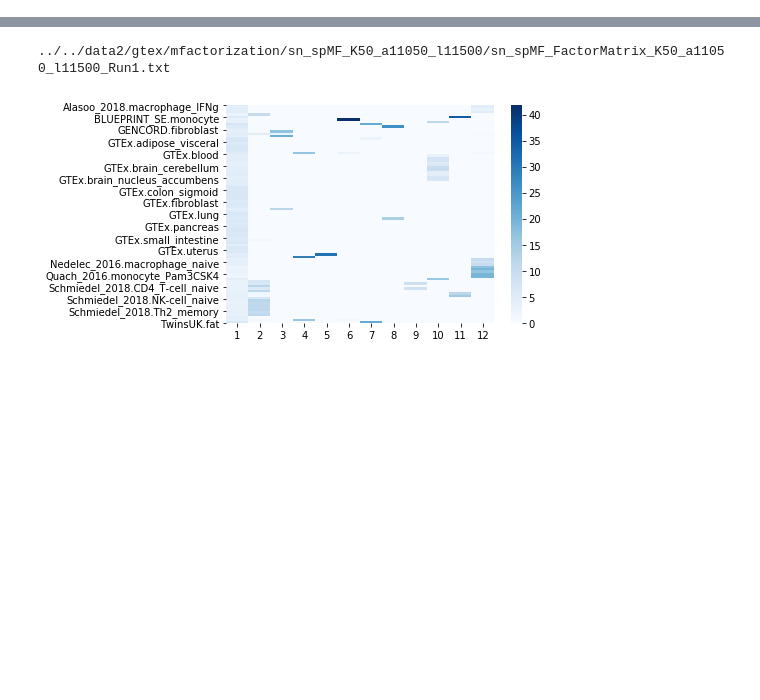
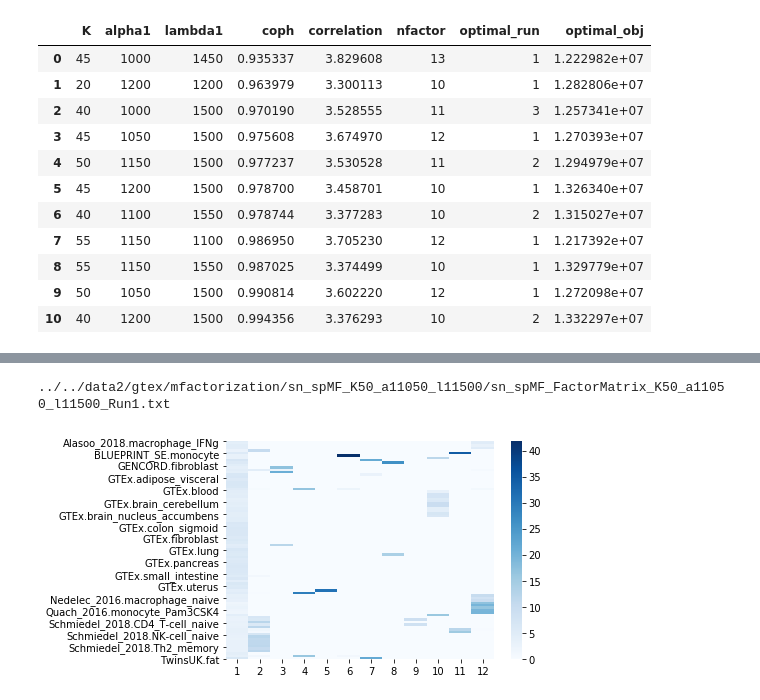
Before and after one commit to peikovakate/ts_eQTLs, a Jupyter notebook: sn_spMF/choose_paras_sn_spMF.ipynb, the cells around one changed output, grey strips where cells are left out. Drawn from its saved outputs; the diff is of its cells as text; code cells hidden in the pictures; blank space fills up the shorter version.

```diff
--- a/sn_spMF/choose_paras_sn_spMF.ipynb
+++ b/sn_spMF/choose_paras_sn_spMF.ipynb
@@ -39,3 +39,18 @@ plt.close()
+# %%
+result
+# %% [output]
+|  | K | alpha1 | lambda1 | coph | correlation | nfactor | optimal_run | optimal_obj |
+| 0 | 45 | 1000 | 1450 | 0.935337 | 3.829608 | 13 | 1 | 1.222982e+07 |
+| 1 | 20 | 1200 | 1200 | 0.963979 | 3.300113 | 10 | 1 | 1.282806e+07 |
+| 2 | 40 | 1000 | 1500 | 0.970190 | 3.528555 | 11 | 3 | 1.257341e+07 |
+| 3 | 45 | 1050 | 1500 | 0.975608 | 3.674970 | 12 | 1 | 1.270393e+07 |
+| 4 | 50 | 1150 | 1500 | 0.977237 | 3.530528 | 11 | 2 | 1.294979e+07 |
+| 5 | 45 | 1200 | 1500 | 0.978700 | 3.458701 | 10 | 1 | 1.326340e+07 |
+| 6 | 40 | 1100 | 1550 | 0.978744 | 3.377283 | 10 | 2 | 1.315027e+07 |
+| 7 | 55 | 1150 | 1100 | 0.986950 | 3.705230 | 12 | 1 | 1.217392e+07 |
+| 8 | 55 | 1150 | 1550 | 0.987025 | 3.374499 | 10 | 1 | 1.329779e+07 |
+| 9 | 50 | 1050 | 1500 | 0.990814 | 3.602220 | 12 | 1 | 1.272098e+07 |
+| 10 | 40 | 1200 | 1500 | 0.994356 | 3.376293 | 10 | 2 | 1.332297e+07 |
 # %%
 
 ## 2.1 Narrow down the range of number of factors to have median cophenetic coefficient > 0.9
```
Also changed, not shown: parts of 2 cells of this notebook, 2 other files.
